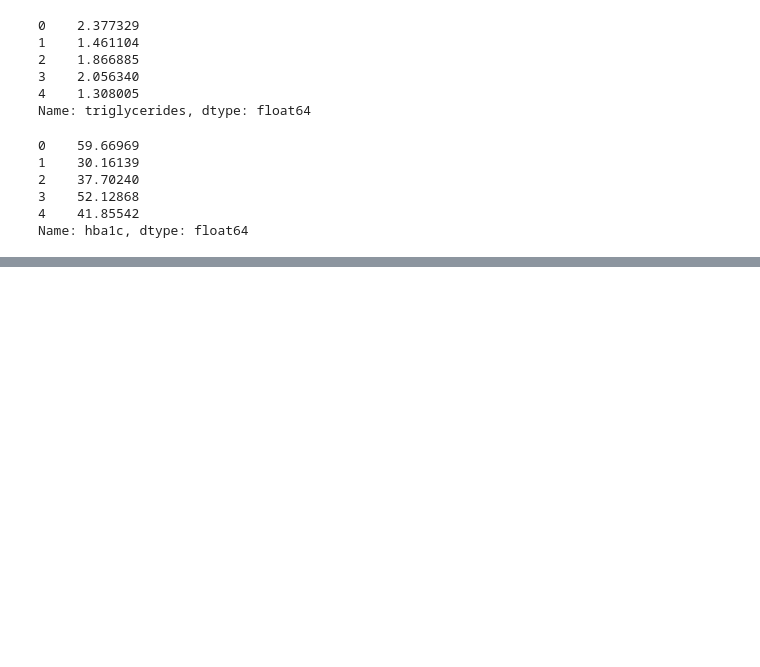
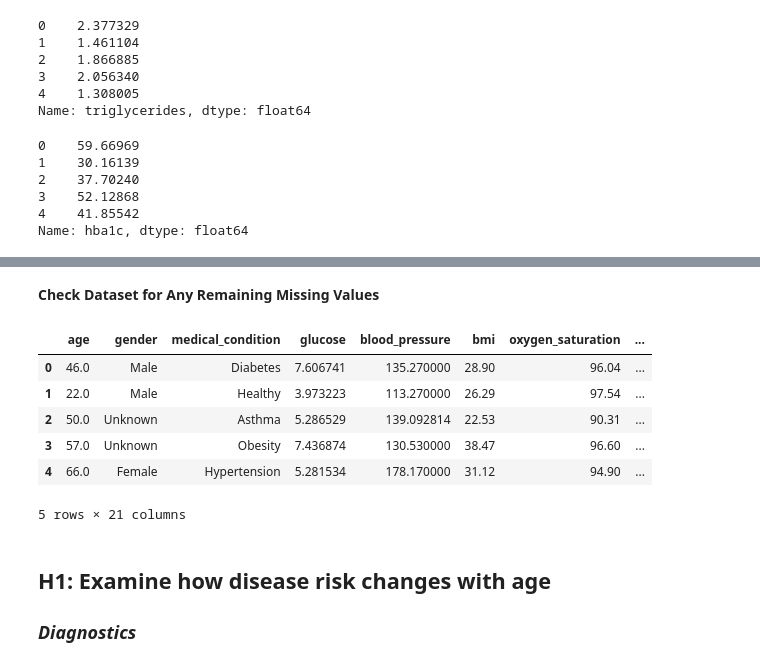
Before and after one commit to jstraker1/datasummative_2, a Jupyter notebook: fleur_test_work/initial_work_fleur.ipynb, the cells around one changed output, grey strips where cells are left out. Cells and saved outputs as stored; diff of their text form; code cells hidden in the pictures; blank space fills up the shorter version.

```diff
--- a/fleur_test_work/initial_work_fleur.ipynb
+++ b/fleur_test_work/initial_work_fleur.ipynb
@@ -439,0 +623,18 @@ Name: hba1c, dtype: float64
+# %%
+# Prepare data for blood pressure imputation
+
+# Create dataframe with non missing blood pressure values
+bp_not_null = df[df['blood_pressure'].notnull()]
+
+# Create dataframe with missing blood pressure values
+bp_null = df[df['blood_pressure'].isnull()]
+
+# Create X and y for rows where blood pressure is not missing
+X_train_bp = bp_not_null[predictor_cols]
+y_train_bp = bp_not_null['blood_pressure']
+
+# Create X for rows where blood pressure is missing
+X_test_bp = bp_null[predictor_cols]
+
+# Check shapes of X and y for blood pressure
+X_train_bp.shape, y_train_bp.shape, X_test_bp.shape
@@ -439,0 +733,19 @@ Name: hba1c, dtype: float64
+# %% [markdown]
+**Check Dataset for Any Remaining Missing Values**
+# %%
+# Check if any columns still contain missing values
+df.isnull().sum()
+
+# Get an overview of the updated dataset after all imputations
+df.head()
+# %% [output]
+|  | age | gender | medical_condition | glucose | blood_pressure | bmi | oxygen_saturation | ... |
+| 0 | 46.0 | Male | Diabetes | 7.606741 | 135.270000 | 28.90 | 96.04 | ... |
+| 1 | 22.0 | Male | Healthy | 3.973223 | 113.270000 | 26.29 | 97.54 | ... |
+| 2 | 50.0 | Unknown | Asthma | 5.286529 | 139.092814 | 22.53 | 90.31 | ... |
+| 3 | 57.0 | Unknown | Obesity | 7.436874 | 130.530000 | 38.47 | 96.60 | ... |
+| 4 | 66.0 | Female | Hypertension | 5.281534 | 178.170000 | 31.12 | 94.90 | ... |
+5 rows × 21 columns
+# %% [markdown]
+## H1: Examine how disease risk changes with age
+### *Diagnostics*
```
Also changed, not shown: parts of 19 cells of this notebook.
